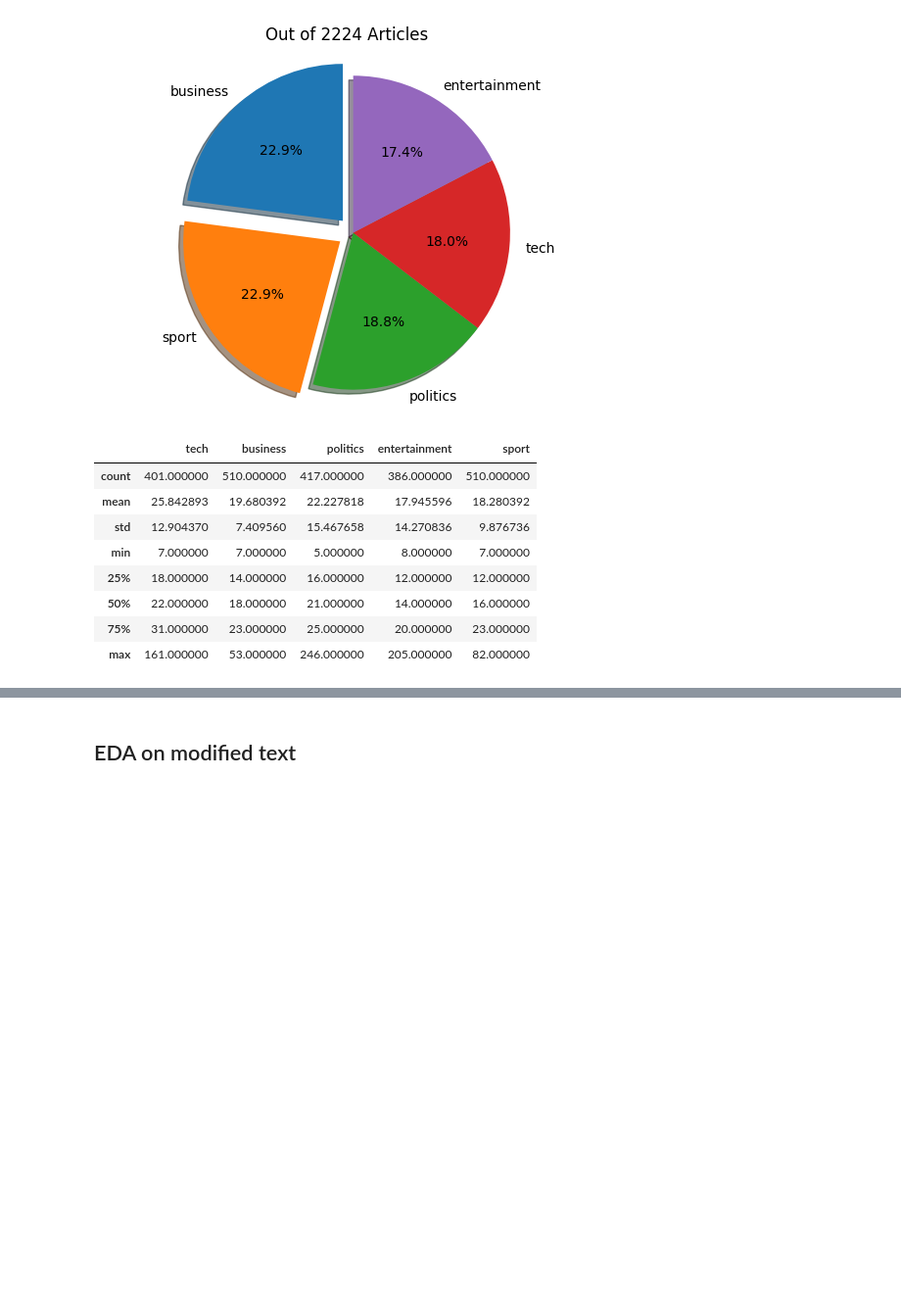
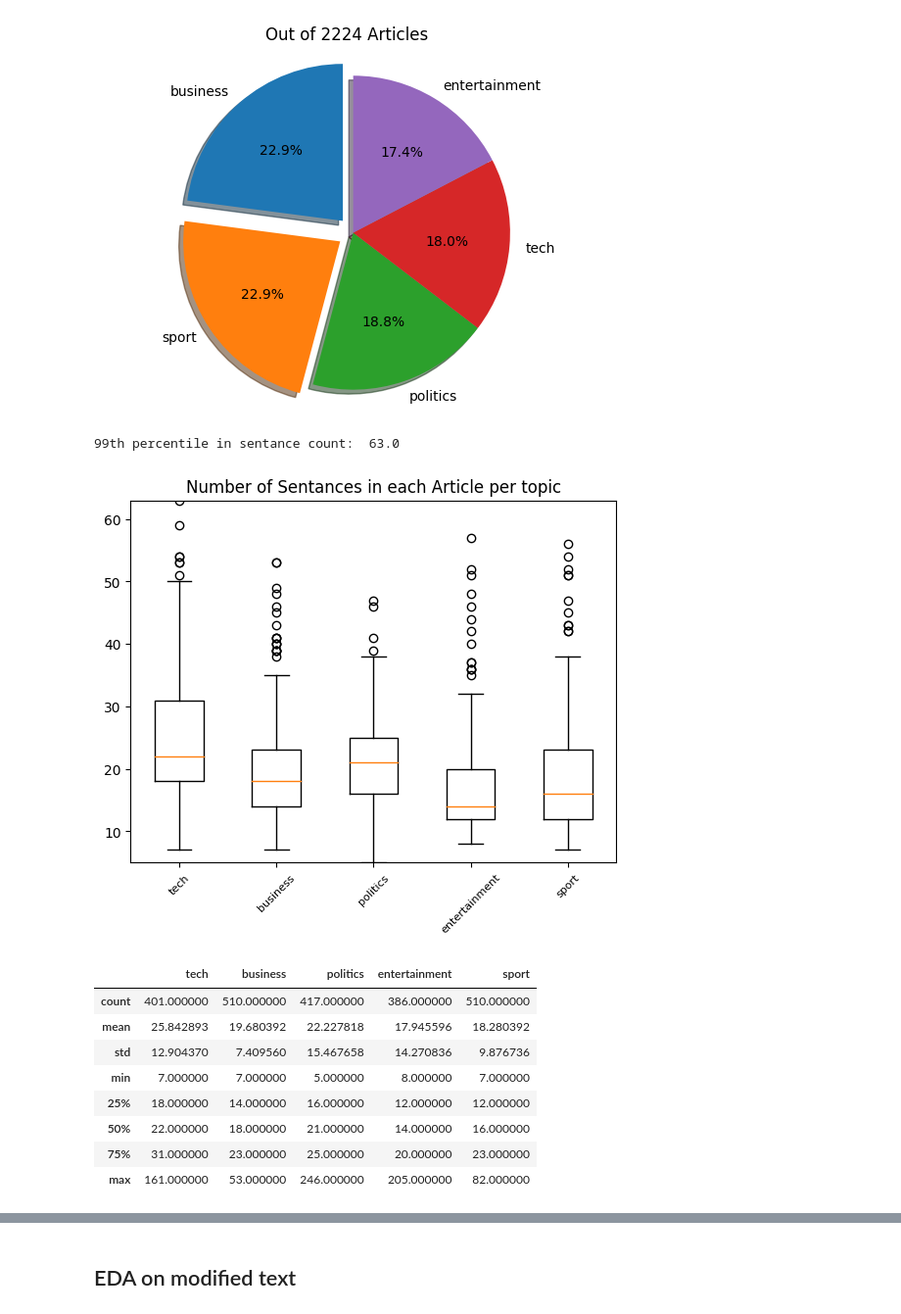
Before and after one commit to michaeljf00/text_summarizer, a Jupyter notebook: BBCDemo.ipynb, the cells around one changed output, grey strips where cells are left out. Shown at 98% size. Saved outputs shown, nothing was run; the diff lists cells and outputs as text; code cells hidden in the pictures; blank space fills up the shorter version.

```diff
--- a/BBCDemo.ipynb
+++ b/BBCDemo.ipynb
@@ -113,14 +111,29 @@ plt.show()
 [figure]
 # %%
 # Number of Sentances in articles per topic
-text_lens = [[len(t.split(".")) for t in articles_df["text"][articles_df['label'] == label]] for label in articles_df['label'].unique()]
+def get_text_length(daf, split):
+    text_lens = [[len(t.split(split)) for t in daf["text"][daf['label'] == label]] for label in daf['label'].unique()]
+    return text_lens
+
+# Splitting on . for each sentance
+text_lens = get_text_length(articles_df, ".")
 
 t_lengths = pd.DataFrame(text_lens).transpose()
 t_lengths.columns = articles_df['label'].unique()
+
+# Outliars
+print("99th percentile in sentance count: ",np.max(t_lengths.quantile(0.99)))
+
+plt.boxplot(text_lens)
+plt.title('Number of Sentances in each Article per topic')
+plt.ylim(np.min(t_lengths.quantile(0)), np.max(t_lengths.quantile(0.99)))
+plt.xticks([1,2,3,4,5],articles_df['label'].unique(),
+                    rotation=45, fontsize=8)
+plt.show()
 t_lengths.describe()
-
-#plt.show()
 # %% [output]
+99th percentile in sentance count:  63.0
+[figure, added]
 |  | tech | business | politics | entertainment | sport |
 | count | 401.000000 | 510.000000 | 417.000000 | 386.000000 | 510.000000 |
 | mean | 25.842893 | 19.680392 | 22.227818 | 17.945596 | 18.280392 |
```
Also changed, not shown: parts of 6 cells of this notebook.
